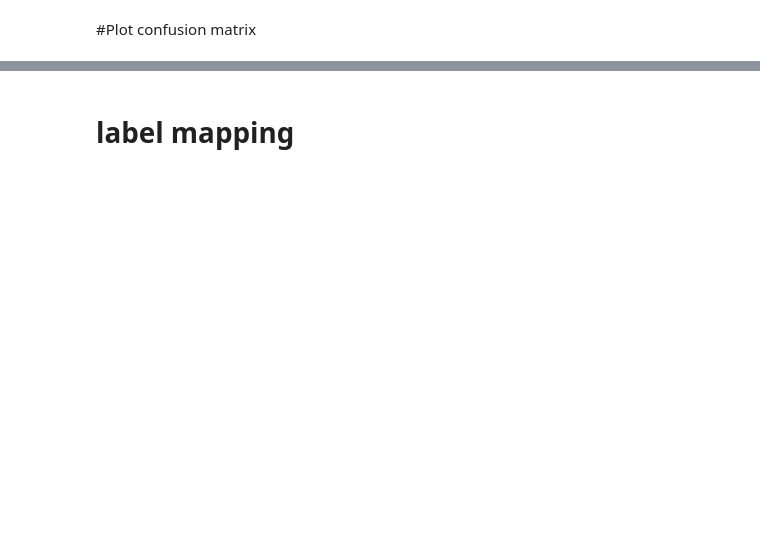
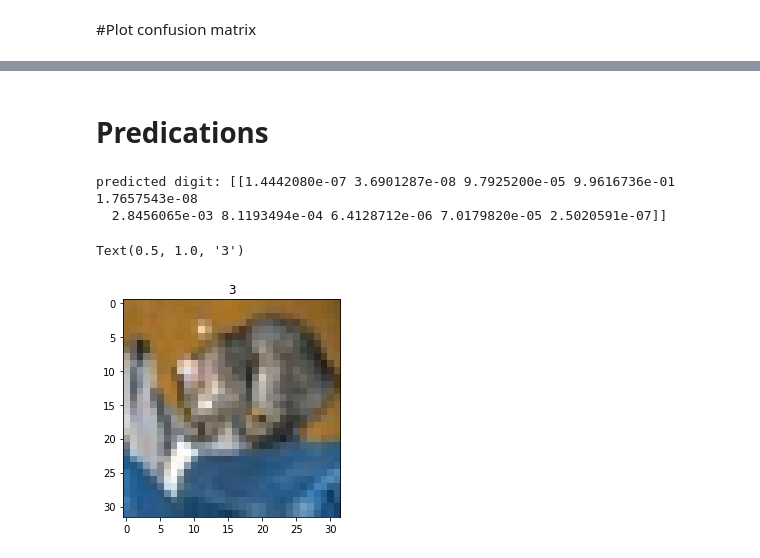
Before and after one commit to aqafridi/DeepLearning, a Jupyter notebook: Cifar10_Classification_using_CNN.ipynb, the cells around one changed output, grey strips where cells are left out. Saved outputs shown, nothing was run; the diff lists cells and outputs as text; code cells hidden in the pictures; blank space fills up the shorter version.

```diff
--- a/Cifar10_Classification_using_CNN.ipynb
+++ b/Cifar10_Classification_using_CNN.ipynb
@@ -151,3 +192,0 @@ Text(33.0, 0.5, 'True Label')
-# %% [markdown]
-
-# label mapping
@@ -164,0 +193,20 @@ truck'''.split()
+# %% [markdown]
+
+# Predications
+# %%
+from keras.preprocessing import image
+img=x_test[0]
+x = image.img_to_array(img)
+x=np.expand_dims(x,0)
+image = np.vstack([x])
+prediction = model.predict(image)
+print("predicted digit:", str(prediction))
+# %% [output]
+predicted digit: [[1.4442080e-07 3.6901287e-08 9.7925200e-05 9.9616736e-01 1.7657543e-08
+  2.8456065e-03 8.1193494e-04 6.4128712e-06 7.0179820e-05 2.5020591e-07]]
+# %%
+plt.imshow(img.reshape((32,32,3)))
+plt.title(y_test[0])
+# %% [output]
+Text(0.5, 1.0, '3')
+[figure, added]
```
Also changed, not shown: parts of 19 cells of this notebook.
